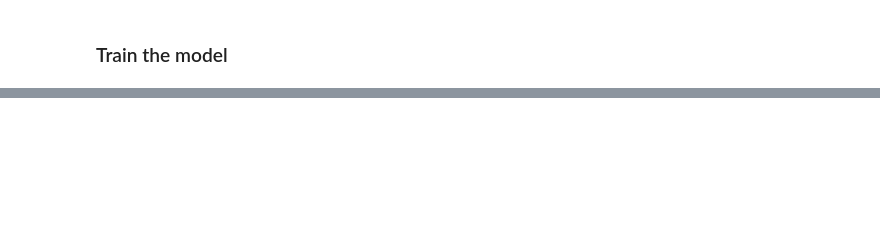
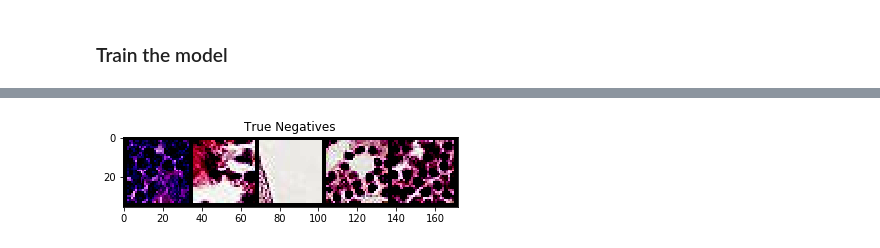
Before and after one commit to mcclaized/ecbm6040_kaggle, a Jupyter notebook: KaggleCompetition.ipynb, the cells around one changed output, grey strips where cells are left out. Cells and saved outputs as stored; diff of their text form; code cells hidden in the pictures; blank space fills up the shorter version.

```diff
--- a/KaggleCompetition.ipynb
+++ b/KaggleCompetition.ipynb
@@ -92,0 +191,5 @@ Epoch 0/9
+# %%
+if len(true_negatives):
+    display_image_batch(torchvision.utils.make_grid(true_negatives[:5]), title="True Negatives")
+# %% [output]
+[figure, added]
```
Also changed, not shown: parts of 43 cells of this notebook, 3 other files.
